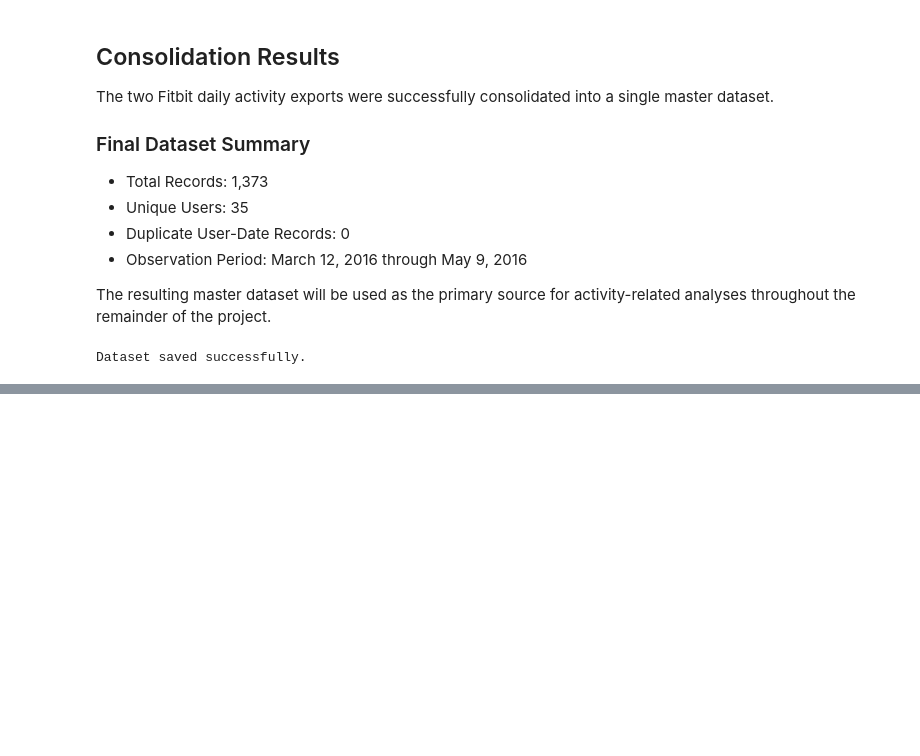
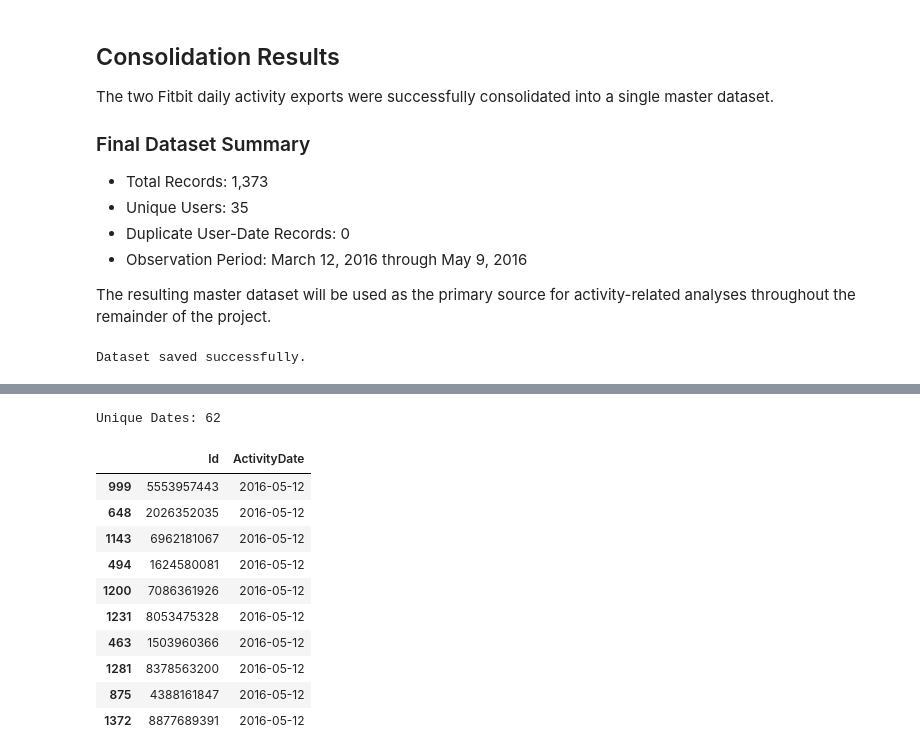
Before and after one commit to ryan-weeks/bellabeat-analysis, a Jupyter notebook: notebooks/02_data_preparation.ipynb, the cells around one changed output, grey strips where cells are left out. Saved outputs shown, nothing was run; the diff lists cells and outputs as text; code cells hidden in the pictures; blank space fills up the shorter version.

```diff
--- a/notebooks/02_data_preparation.ipynb
+++ b/notebooks/02_data_preparation.ipynb
@@ -214,0 +260,7 @@ Dataset saved successfully.
+# %%
+master_daily_activity["ActivityDate"] = pd.to_datetime(
+    master_daily_activity["ActivityDate"]
+)
+
+print("Start Date:", master_daily_activity["ActivityDate"].min())
+print("End Date:", master_daily_activity["ActivityDate"].max())
@@ -214,0 +270,23 @@ Dataset saved successfully.
+# %%
+print(
+    "Unique Dates:",
+    master_daily_activity["ActivityDate"].nunique()
+)
+# %% [output]
+Unique Dates: 62
+# %%
+master_daily_activity.sort_values("ActivityDate")[
+    ["Id", "ActivityDate"]
+].tail(10)
+# %% [output]
+|  | Id | ActivityDate |
+| 999 | 5553957443 | 2016-05-12 |
+| 648 | 2026352035 | 2016-05-12 |
+| 1143 | 6962181067 | 2016-05-12 |
+| 494 | 1624580081 | 2016-05-12 |
+| 1200 | 7086361926 | 2016-05-12 |
+| 1231 | 8053475328 | 2016-05-12 |
+| 463 | 1503960366 | 2016-05-12 |
+| 1281 | 8378563200 | 2016-05-12 |
+| 875 | 4388161847 | 2016-05-12 |
+| 1372 | 8877689391 | 2016-05-12 |
```
Also changed, not shown: parts of 4 cells of this notebook, 1 other file.
